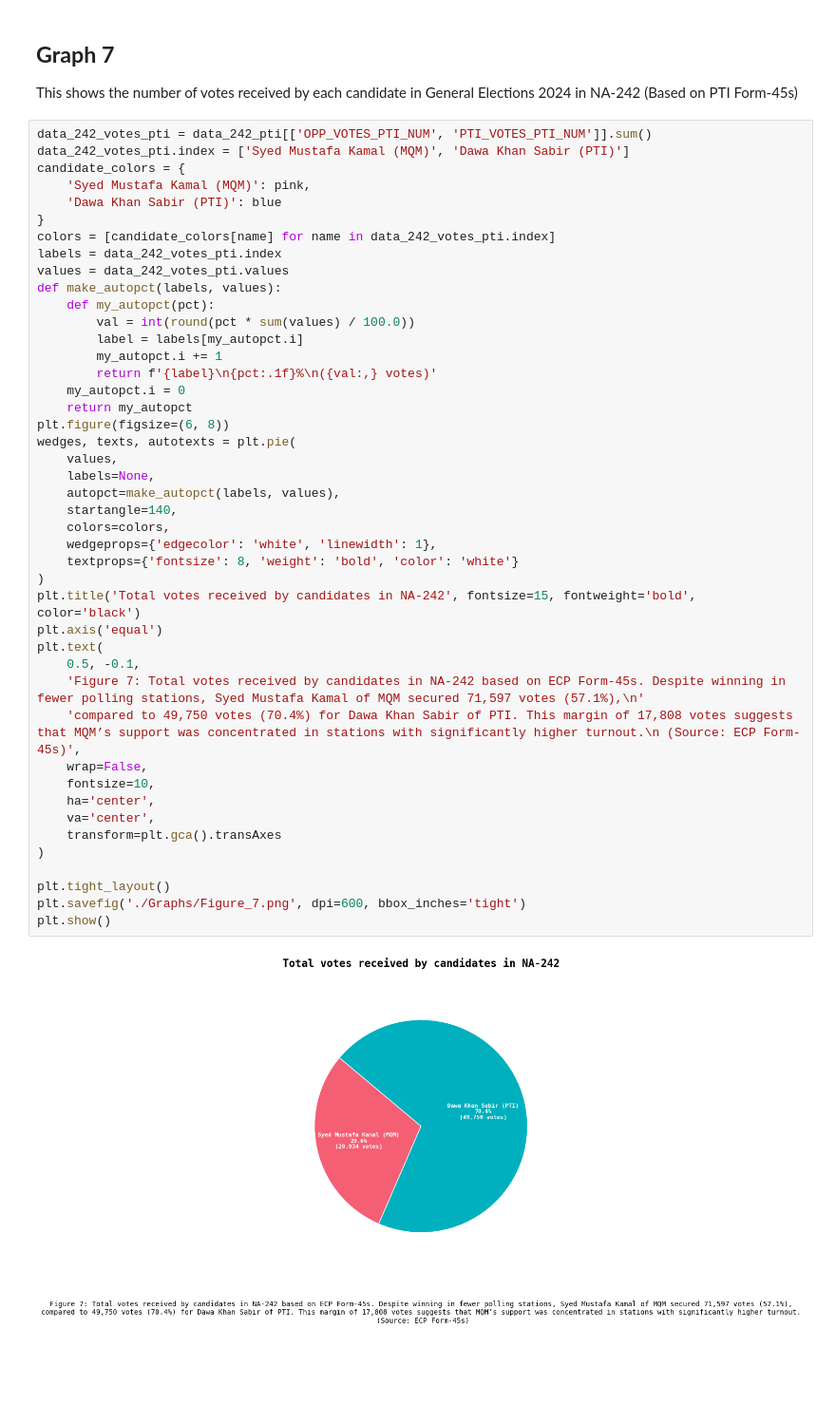
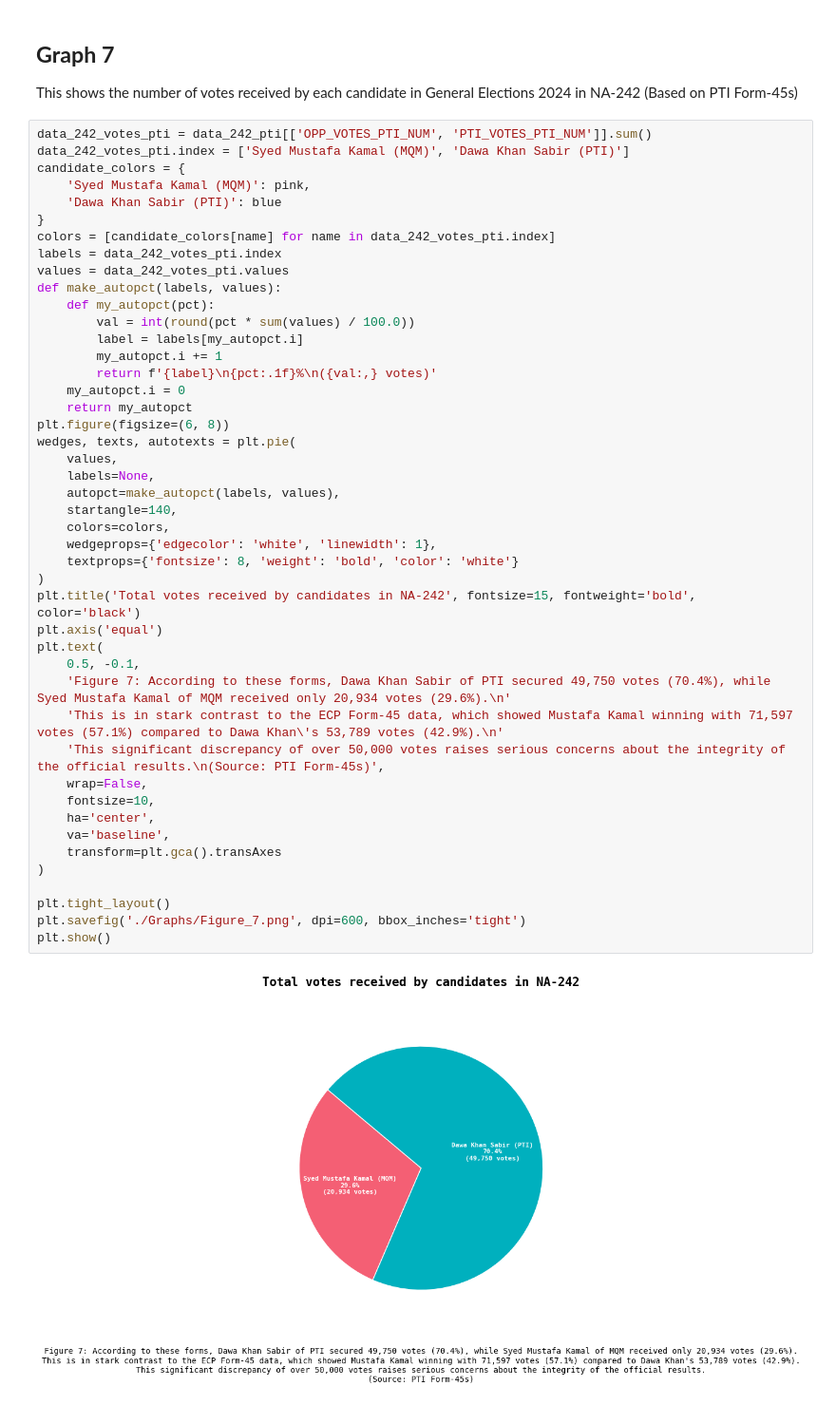
Before and after one commit to Aamil-Khan-Mahar/Karachi-NA, a Jupyter notebook: NA242/NA242.ipynb, the cells around one changed output. Shown at 95% size. Drawn from its saved outputs; the diff is of its cells as text; blank space fills up the shorter version.

```diff
--- a/NA242/NA242.ipynb
+++ b/NA242/NA242.ipynb
@@ -408,34 +409,35 @@ def make_autopct(labels, values):
         val = int(round(pct * sum(values) / 100.0))
         label = labels[my_autopct.i]
         my_autopct.i += 1
         return f'{label}\n{pct:.1f}%\n({val:,} votes)'
     my_autopct.i = 0
     return my_autopct
 plt.figure(figsize=(6, 8))
 wedges, texts, autotexts = plt.pie(
     values,
     labels=None,
     autopct=make_autopct(labels, values),
     startangle=140,
     colors=colors,
     wedgeprops={'edgecolor': 'white', 'linewidth': 1},
     textprops={'fontsize': 8, 'weight': 'bold', 'color': 'white'}
 )
 plt.title('Total votes received by candidates in NA-242', fontsize=15, fontweight='bold', color='black')
 plt.axis('equal')
 plt.text(
     0.5, -0.1,
-    'Figure 7: Total votes received by candidates in NA-242 based on ECP Form-45s. Despite winning in fewer polling stations, Syed Mustafa Kamal of MQM secured 71,597 votes (57.1%),\n'
-    'compared to 49,750 votes (70.4%) for Dawa Khan Sabir of PTI. This margin of 17,808 votes suggests that MQM’s support was concentrated in stations with significantly higher turnout.\n (Source: ECP Form-45s)',
+    'Figure 7: According to these forms, Dawa Khan Sabir of PTI secured 49,750 votes (70.4%), while Syed Mustafa Kamal of MQM received only 20,934 votes (29.6%).\n'
+    'This is in stark contrast to the ECP Form-45 data, which showed Mustafa Kamal winning with 71,597 votes (57.1%) compared to Dawa Khan\'s 53,789 votes (42.9%).\n'
+    'This significant discrepancy of over 50,000 votes raises serious concerns about the integrity of the official results.\n(Source: PTI Form-45s)',
     wrap=False,
     fontsize=10,
     ha='center',
-    va='center',
+    va='baseline',
     transform=plt.gca().transAxes
 )
 
 plt.tight_layout()
 plt.savefig('./Graphs/Figure_7.png', dpi=600, bbox_inches='tight')
 plt.show()
 # %% [output]
-[figure, old version]
+[figure, new version]
```
Also changed, not shown: parts of 5 cells of this notebook, 14 other files.
